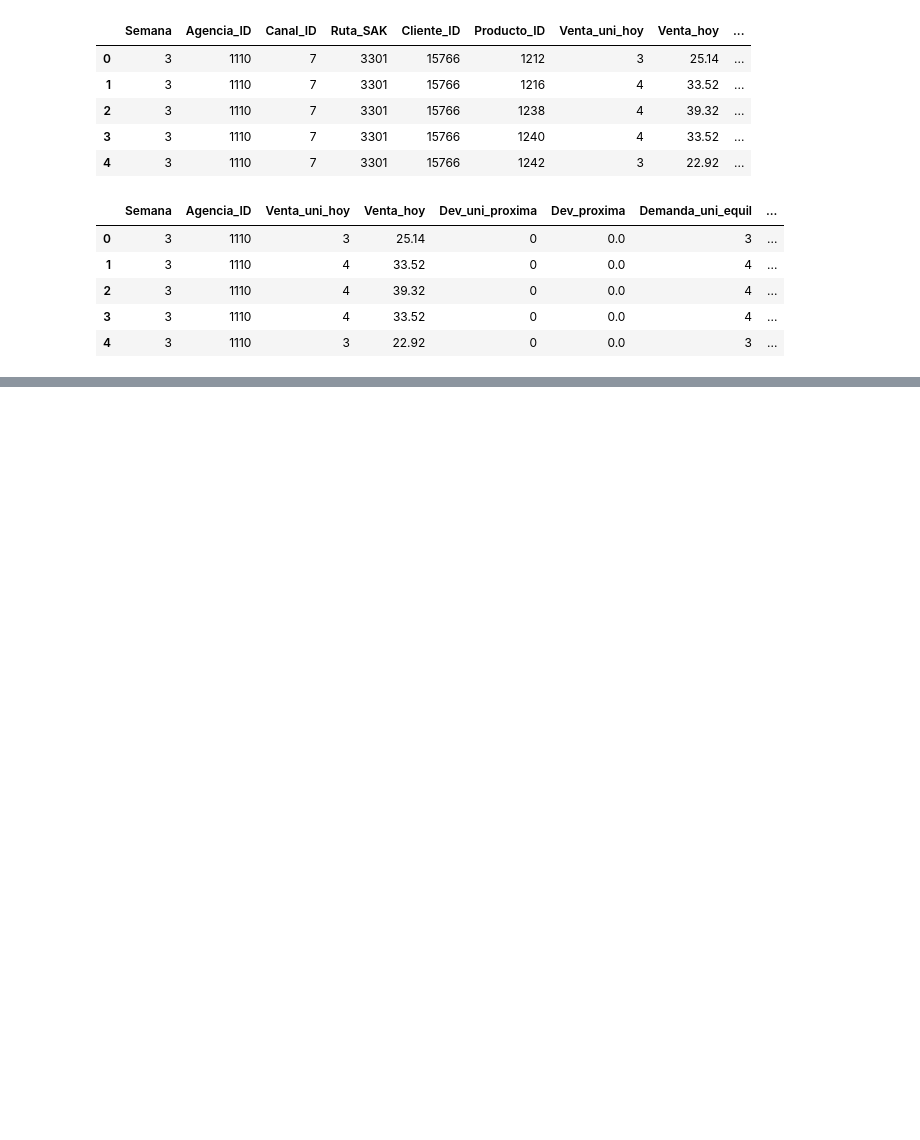
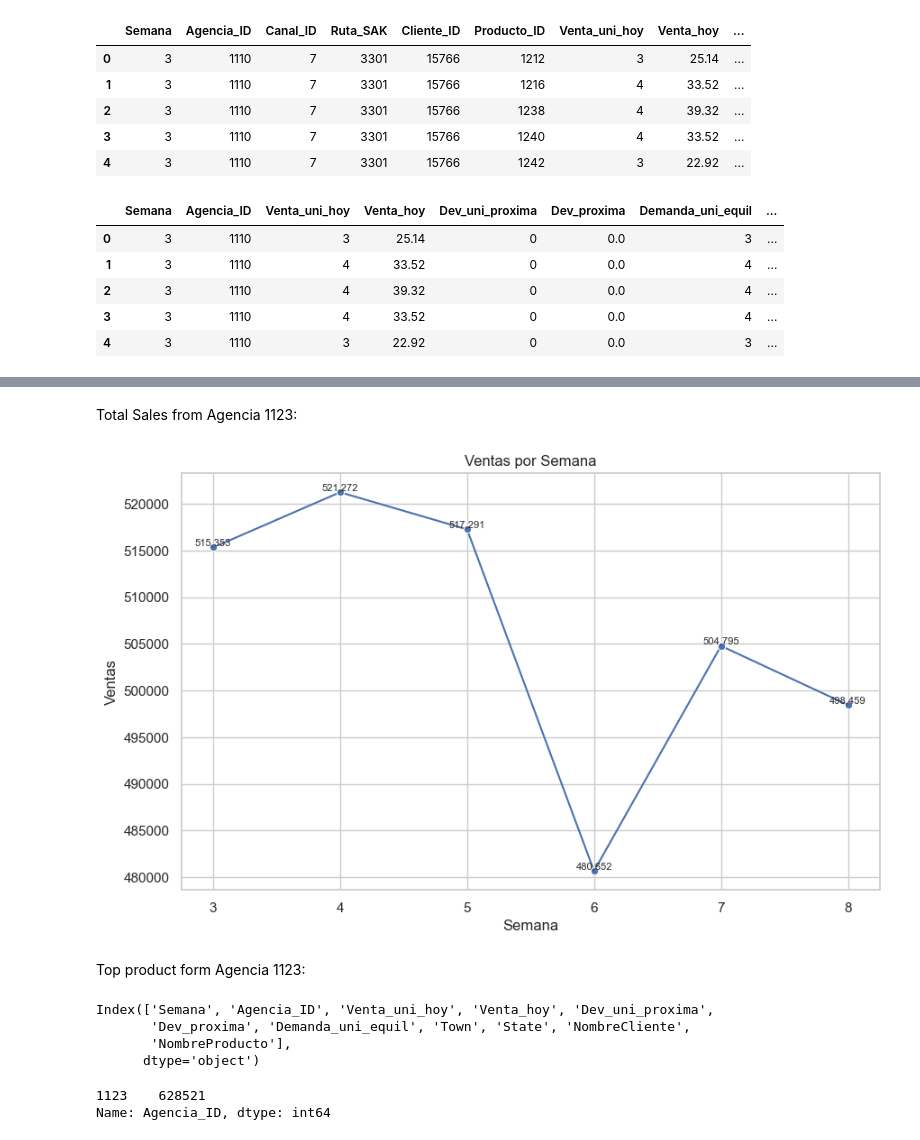
Before and after one commit to The-carlos/meli_assessment, a Jupyter notebook: main.ipynb, the cells around one changed output, grey strips where cells are left out. Drawn from its saved outputs; the diff is of its cells as text; code cells hidden in the pictures; blank space fills up the shorter version.

```diff
--- a/main.ipynb
+++ b/main.ipynb
@@ -563,0 +599,39 @@ san_antonio_data.shape
+# %% [markdown]
+Total Sales from Agencia 1123:
+# %%
+
+
+# Agrupar por semana y sumar las ventas en cada semana
+df_agrupado = agencia_1123_data.groupby('Semana')['Venta_uni_hoy'].sum().reset_index()
+
+# Configurar el estilo de Seaborn
+sns.set(style="whitegrid")
+
+# Graficar la serie de tiempo con Seaborn
+plt.figure(figsize=(10, 6))
+sns.lineplot(x='Semana', y='Venta_uni_hoy', data=df_agrupado, marker='o', color='b')
+
+# Agregar etiquetas con el valor de cada punto
+for index, row in df_agrupado.iterrows():
+    plt.text(row['Semana'], row['Venta_uni_hoy'], f'{row["Venta_uni_hoy"]:,.0f}', ha='center', va='bottom', fontsize=8)
+
+plt.title('Ventas por Semana')
+plt.xlabel('Semana')
+plt.ylabel('Ventas')
+plt.show()
+# %% [output]
+[figure, added]
+# %% [markdown]
+Top product form Agencia 1123:
+# %%
+agencia_1123_data.columns
+# %% [output]
+Index(['Semana', 'Agencia_ID', 'Venta_uni_hoy', 'Venta_hoy', 'Dev_uni_proxima',
+       'Dev_proxima', 'Demanda_uni_equil', 'Town', 'State', 'NombreCliente',
+       'NombreProducto'],
+      dtype='object')
+# %%
+agencia_1123_data.Agencia_ID.value_counts()
+# %% [output]
+1123    628521
+Name: Agencia_ID, dtype: int64
```
Also changed, not shown: parts of 17 cells of this notebook.
